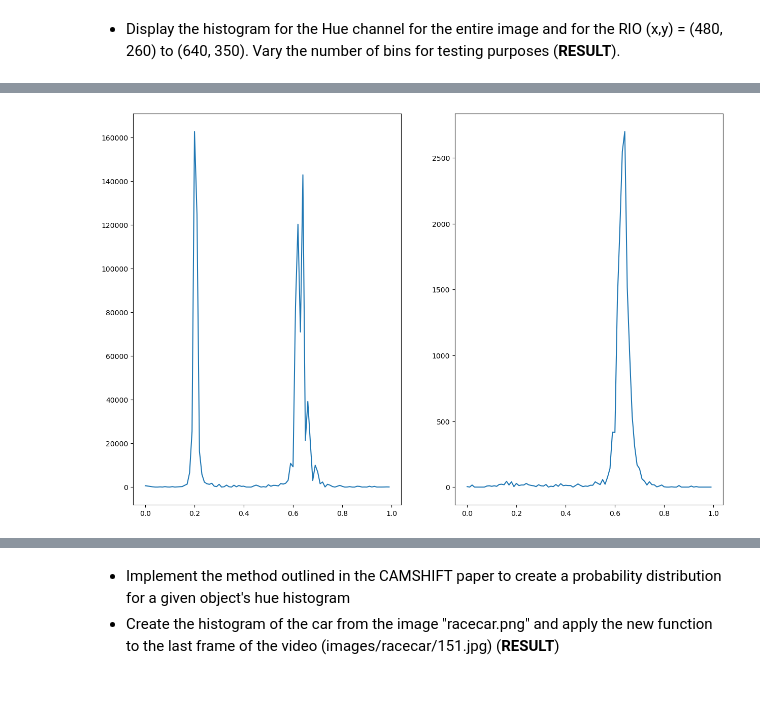
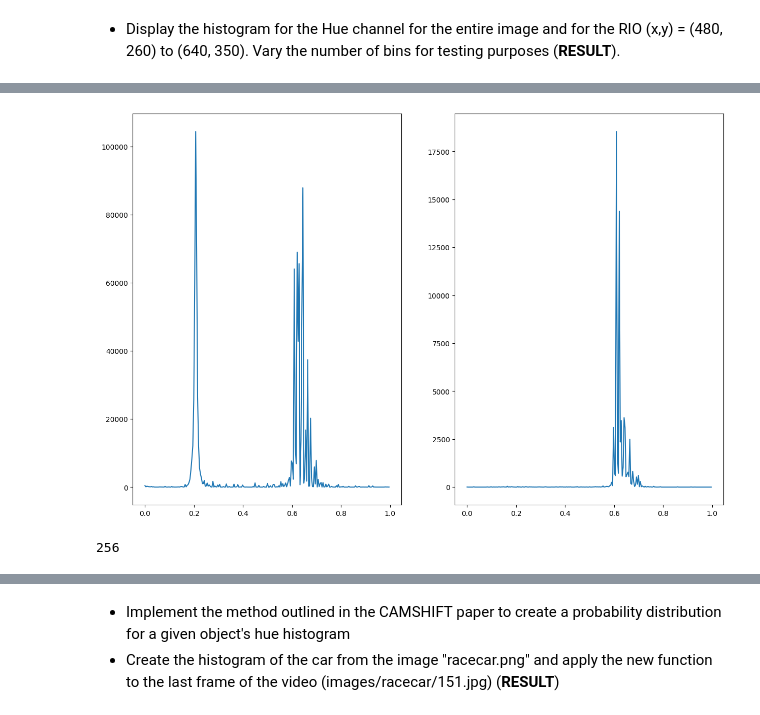
Before and after one commit to BornForInfo/computer_vision, a Jupyter notebook: assignment04.ipynb, the cells around one changed output, grey strips where cells are left out. Drawn from its saved outputs; the diff is of its cells as text; code cells hidden in the pictures.

```diff
--- a/assignment04.ipynb
+++ b/assignment04.ipynb
@@ -97,0 +80,23 @@ plt.show()
+# %%
+from skimage import io,color
+import numpy as np
+
+def color_histogram(image, bin):
+    image_hsv = color.rgb2hsv(image)
+    image_hue = image_hsv[:, :, 0]
+    h_number, h_channel = np.histogram(image_hue, bins = bin, range = (0,1))
+    #plt.hist(image_hue.ravel(), bins = bin, range = (0,1), color = 'blue', alpha = 0.7, log = True)
+    return h_number, h_channel[:-1] #  [:-1] take all besides last element
+# %%
+image = io.imread('/home/zheng/Documents/Computer Vision/ass4/racecar.png')
+RIO = image[260:480,350:640]
+plt.close()
+fig = plt.figure(figsize=(15, 10))
+ax1 = plt.subplot(1, 2, 1)
+ax2 = plt.subplot(1, 2, 2)
+ax1.imshow(image)
+ax2.imshow(RIO)
+plt.show()
+image_hue = color.rgb2hsv(RIO)
+image_hue = image_hue[:, :, 1]
+print(image_hue)
@@ -98,15 +112,14 @@ plt.show()
 # %%
 plt.close()
-fig = plt.figure(figsize=(15, 10))
-ax1 = plt.subplot(1, 2, 1)
-ax2 = plt.subplot(1, 2, 2)
-
-
-image_hue_bins,image_hue_hist = createColorHistogram(image,100)
-histgramCar100_hue_bins,histgramCar100_hue_hist = createColorHistogram(imageCar,100)
-
-ax1.plot(image_hue_bins,image_hue_hist)
-ax2.plot(histgramCar100_hue_bins,histgramCar100_hue_hist)
+plt.figure(figsize=(15,10))
+ax1 = plt.subplot(1,2,1)
+ax2 = plt.subplot(1,2,2)
+h_number, h_channel = color_histogram(image, 256)
+h_number_car, h_channel_car = color_histogram(RIO, 256)
+ax1.plot(h_channel,h_number)
+ax2.plot(h_channel_car,h_number_car)
 plt.show()
+print(len(h_number_car))
 # %% [output]
-[figure, old version]
+[figure, new version]
+256
```
Also changed, not shown: parts of 17 cells of this notebook.
